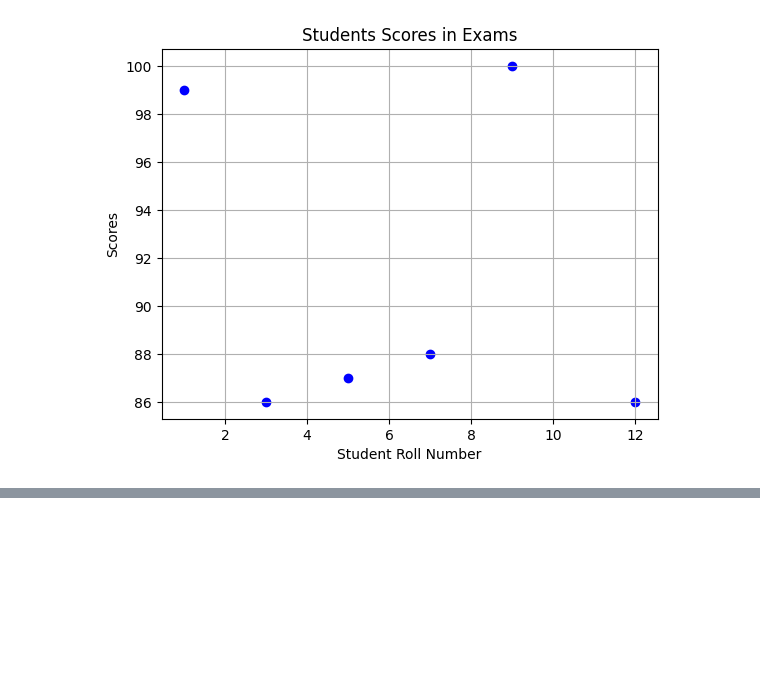
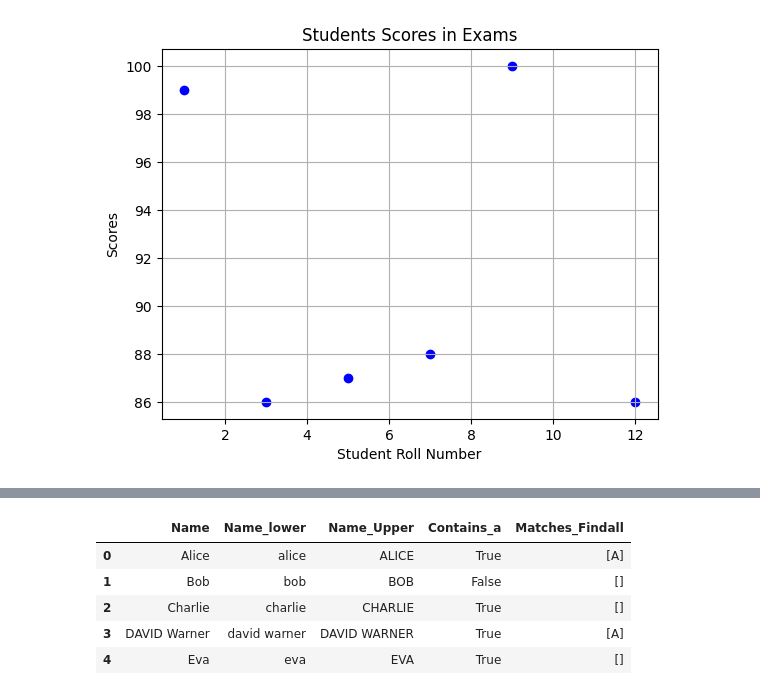
Before and after one commit to srinivasskc/my_datascience_journal, a Jupyter notebook: pandas_notebook.ipynb, the cells around one changed output, grey strips where cells are left out. Cells and saved outputs as stored; diff of their text form; code cells hidden in the pictures; blank space fills up the shorter version.

```diff
--- a/pandas_notebook.ipynb
+++ b/pandas_notebook.ipynb
@@ -2690,0 +2777,5 @@ plt.show()
+# %%
+# Lowercase conversion
+
+df_data['Name_lower'] = df_data['Name'].str.lower()
+df_data
@@ -2690,0 +2824,11 @@ plt.show()
+# %%
+df_data["Matches_Findall"] = df_data['Name'].str.findall('A')
+# This finds the letter A in each name and retuns as list of matches.
+df_data
+# %% [output]
+|  | Name | Name_lower | Name_Upper | Contains_a | Matches_Findall |
+| 0 | Alice | alice | ALICE | True | [A] |
+| 1 | Bob | bob | BOB | False | [] |
+| 2 | Charlie | charlie | CHARLIE | True | [] |
+| 3 | DAVID Warner | david warner | DAVID WARNER | True | [A] |
+| 4 | Eva | eva | EVA | True | [] |
```
Also changed, not shown: parts of 16 cells of this notebook, 1 other file.
